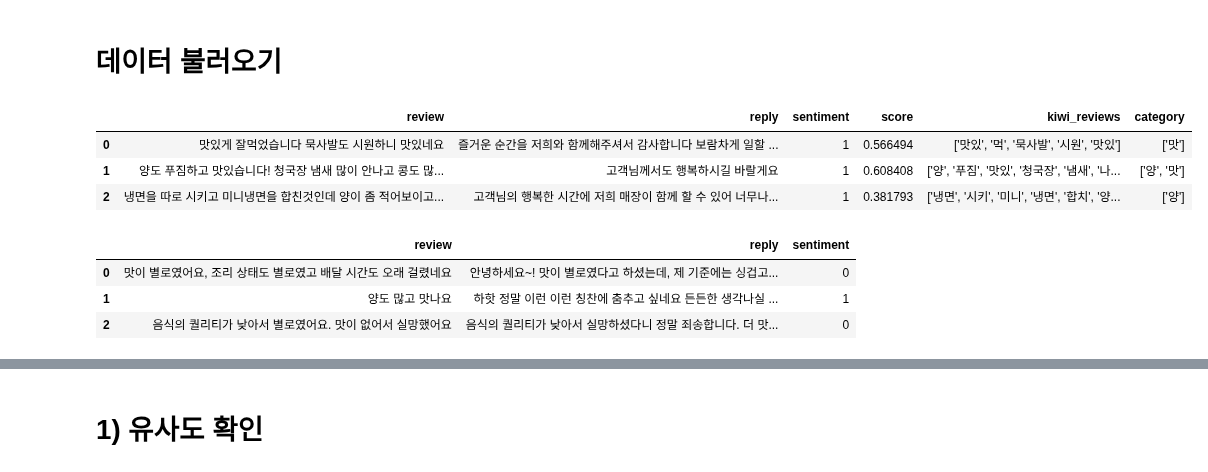
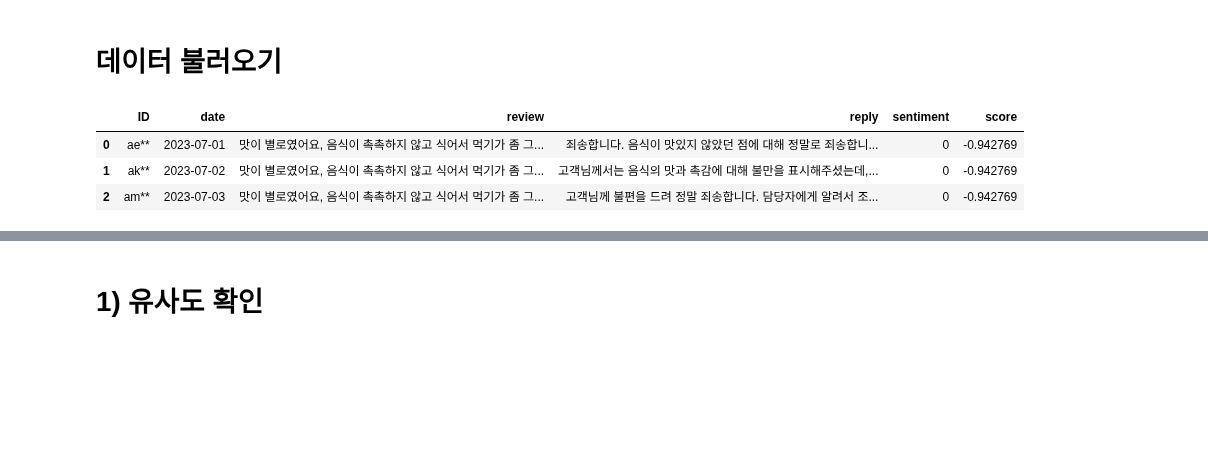
Before and after one commit to swoo-nam/BootCamp_project_final, a Jupyter notebook: 남상우_유예슬_임시데이터_전처리_ipynb의_사본.ipynb, the cells around one changed output, grey strips where cells are left out. Saved outputs shown, nothing was run; the diff lists cells and outputs as text; code cells hidden in the pictures; blank space fills up the shorter version.

```diff
--- a/남상우_유예슬_임시데이터_전처리_ipynb의_사본.ipynb
+++ b/남상우_유예슬_임시데이터_전처리_ipynb의_사본.ipynb
@@ -84,16 +85,11 @@ device
 # %% [markdown]
 # 데이터 불러오기
 # %%
-pd.read_csv(f"{DATA_PATH}train_ft_38000_0918.csv").head(3)
+pd.read_csv(f"{DATA_PATH}temporary_df.csv").head(3)
 # %% [output]
-|  | review | reply | sentiment | score | kiwi_reviews | category |
-| 0 | 맛있게 잘먹었습니다 묵사발도 시원하니 맛있네요 | 즐거운 순간을 저희와 함께해주셔서 감사합니다 보람차게 일할 ... | 1 | 0.566494 | ['맛있', '먹', '묵사발', '시원', '맛있'] | ['맛'] |
-| 1 | 양도 푸짐하고 맛있습니다! 청국장 냄새 많이 안나고 콩도 많... | 고객님께서도 행복하시길 바랄게요 | 1 | 0.608408 | ['양', '푸짐', '맛있', '청국장', '냄새', '나... | ['양', '맛'] |
-| 2 | 냉면을 따로 시키고 미니냉면을 합친것인데 양이 좀 적어보이고... | 고객님의 행복한 시간에 저희 매장이 함께 할 수 있어 너무나... | 1 | 0.381793 | ['냉면', '시키', '미니', '냉면', '합치', '양... | ['양'] |
+|  | ID | date | review | reply | sentiment | score |
+| 0 | ae** | 2023-07-01 | 맛이 별로였어요, 음식이 촉촉하지 않고 식어서 먹기가 좀 그... | 죄송합니다. 음식이 맛있지 않았던 점에 대해 정말로 죄송합니... | 0 | -0.942769 |
+| 1 | ak** | 2023-07-02 | 맛이 별로였어요, 음식이 촉촉하지 않고 식어서 먹기가 좀 그... | 고객님께서는 음식의 맛과 촉감에 대해 불만을 표시해주셨는데,... | 0 | -0.942769 |
+| 2 | am** | 2023-07-03 | 맛이 별로였어요, 음식이 촉촉하지 않고 식어서 먹기가 좀 그... | 고객님께 불편을 드려 정말 죄송합니다. 담당자에게 알려서 조... | 0 | -0.942769 |
 # %%
-pd.read_csv(f"{DATA_PATH}service1_9000_9000.csv").head(3)
+train = pd.read_csv(f"{DATA_PATH}temporary_df.csv")
-# %% [output]
-|  | review | reply | sentiment |
-| 0 | 맛이 별로였어요, 조리 상태도 별로였고 배달 시간도 오래 걸렸네요 | 안녕하세요~! 맛이 별로였다고 하셨는데, 제 기준에는 싱겁고... | 0 |
-| 1 | 양도 많고 맛나요 | 하핫 정말 이런 이런 칭찬에 춤추고 싶네요 든든한 생각나실 ... | 1 |
-| 2 | 음식의 퀄리티가 낮아서 별로였어요. 맛이 없어서 실망했어요 | 음식의 퀄리티가 낮아서 실망하셨다니 정말 죄송합니다. 더 맛... | 0 |
```
Also changed, not shown: parts of 60 cells of this notebook.
